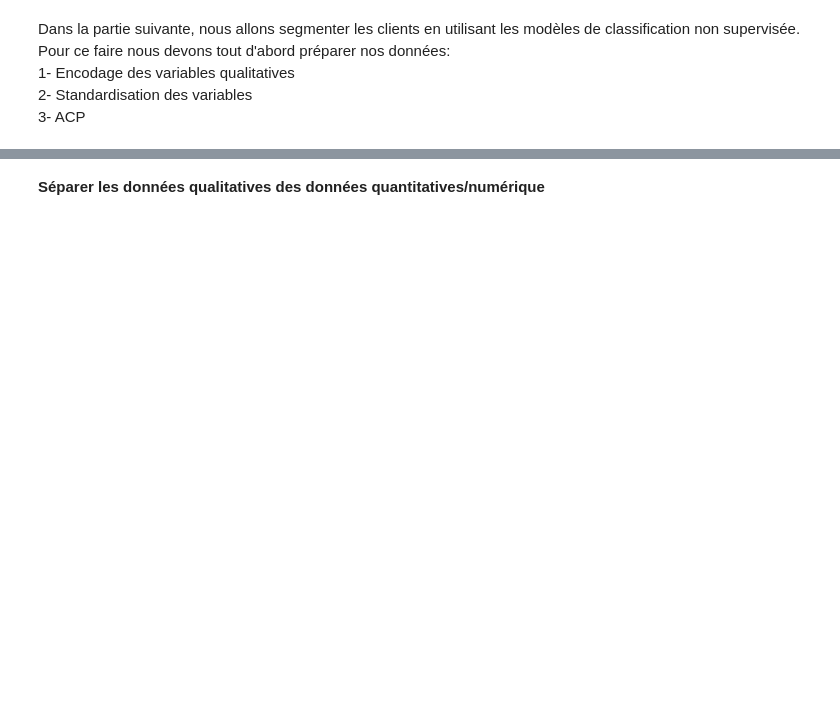
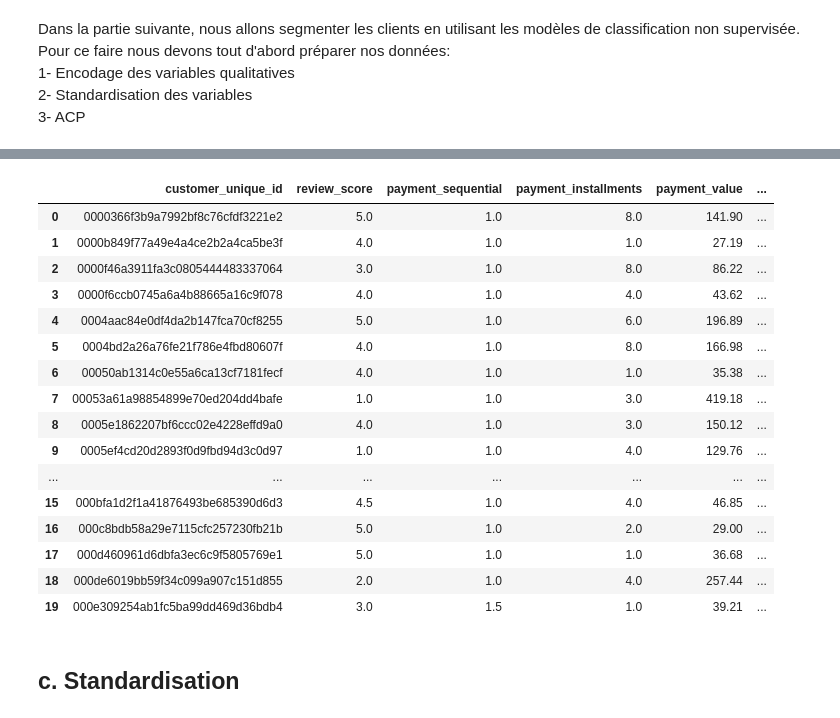
Before and after one commit to Soumaya-kh/POlist, a Jupyter notebook: POLIST_01_notebookanalyse.ipynb, the cells around one changed output, grey strips where cells are left out. Saved outputs shown, nothing was run; the diff lists cells and outputs as text; code cells hidden in the pictures; blank space fills up the shorter version.

```diff
--- a/POLIST_01_notebookanalyse.ipynb
+++ b/POLIST_01_notebookanalyse.ipynb
@@ -1538,6 +1970,6 @@ finaldf.shape
 #merger finaldf avec rfm_results pour recuperer RFM
 finaldf = finaldf.merge(rfm_results, how="left", on ='customer_id')
 # %%
-finaldf = finaldf.drop(columns=['R', 'F', 'M'])
+finaldf = finaldf.drop(columns=['R', 'F', 'M', 'categorie'])
 # %%
 finaldf.columns
@@ -1589,12 +2016,5 @@ subclass_dict={'HOTEL': ['RESIDENCE HALL','RESIDENCE HALL/DORMITORY','HOTEL','OT
 # %%
-#preparer le dictionnaire de subclasses des categories
-categories = {'outils': {'PUBLIC_SERVICE': 1, 'OFFICE': 2, 'RESTAURANT':3,'EDUCATION':4, 'WAREHOUSE':5, 'STORE':6,'ENTERTAINMENT':7,'HOTEL':8,'HOSPITAL':9,'LIFESTYLE_SERVICE':10, 'INDUSTRY':11, 'MALL':12 },
-             'sport':       {'PUBLIC_SERVICE': 1, 'OFFICE': 2, 'RESTAURANT':3,'EDUCATION':4, 'WAREHOUSE':5, 'STORE':6,'ENTERTAINMENT':7,'HOTEL':8,'HOSPITAL':9,'LIFESTYLE_SERVICE':10, 'INDUSTRY':11, 'MALL':12 },
-             'loisirs':          {'PUBLIC_SERVICE': 1, 'OFFICE': 2, 'RESTAURANT':3,'EDUCATION':4, 'WAREHOUSE':5, 'STORE':6,'ENTERTAINMENT':7,'HOTEL':8,'HOSPITAL':9,'LIFESTYLE_SERVICE':10, 'INDUSTRY':11, 'MALL':12 },
-            'divers':  {'PUBLIC_SERVICE': 1, 'OFFICE': 2, 'RESTAURANT':3,'EDUCATION':4, 'WAREHOUSE':5, 'STORE':6,'ENTERTAINMENT':7,'HOTEL':8,'HOSPITAL':9,'LIFESTYLE_SERVICE':10, 'INDUSTRY':11, 'MALL':12 }
-             'nourriture': {},
-             'service': {},
-             'techno': {},
-             'bureau': {},
-             'mode': {},
-             'maison': {}}
+#supprimer la variable 'category_name'
+finaldf.drop(columns='category_name', inplace=True)
+#verifier les nouvelles categories générées
+print('le nombre de catégories générées est : ',finaldf['categorie_produit'].nunique())
@@ -1604,0 +2023,18 @@ finaldf['customer_id'].nunique()
+# %%
+quali_features = ['payment_type', 'categorie_produit']
+# %%
+#encodage de la variable 'categorie_name' et 'payment_type'
+from sklearn.preprocessing import OneHotEncoder
+ohe = OneHotEncoder()
+
+vars_toencode = finaldf[quali_features]
+ohe.fit(vars_toencode)
+
+codes = ohe.transform(vars_toencode).toarray()
+feature_names = ohe.get_feature_names(['pay', 'categ'])
+
+select = [x for x in finaldf.columns if x not in quali_features]
+
+finaldf = pd.concat([finaldf.loc[:, select],
+               pd.DataFrame(codes,columns=feature_names).astype(int)],
+               axis=1)
@@ -1624,5 +2112,23 @@ df_agg = finaldf.groupby(['customer_unique_id'], as_index = False).agg({'frequen
                                                                   })
 # %%
-df_agg.head()
+df_agg.head(20)
+# %% [output]
+|  | customer_unique_id | review_score | payment_sequential | payment_installments | payment_value | ... |
+| 0 | 0000366f3b9a7992bf8c76cfdf3221e2 | 5.0 | 1.0 | 8.0 | 141.90 | ... |
+| 1 | 0000b849f77a49e4a4ce2b2a4ca5be3f | 4.0 | 1.0 | 1.0 | 27.19 | ... |
+| 2 | 0000f46a3911fa3c0805444483337064 | 3.0 | 1.0 | 8.0 | 86.22 | ... |
+| 3 | 0000f6ccb0745a6a4b88665a16c9f078 | 4.0 | 1.0 | 4.0 | 43.62 | ... |
+| 4 | 0004aac84e0df4da2b147fca70cf8255 | 5.0 | 1.0 | 6.0 | 196.89 | ... |
+| 5 | 0004bd2a26a76fe21f786e4fbd80607f | 4.0 | 1.0 | 8.0 | 166.98 | ... |
+| 6 | 00050ab1314c0e55a6ca13cf7181fecf | 4.0 | 1.0 | 1.0 | 35.38 | ... |
+| 7 | 00053a61a98854899e70ed204dd4bafe | 1.0 | 1.0 | 3.0 | 419.18 | ... |
+| 8 | 0005e1862207bf6ccc02e4228effd9a0 | 4.0 | 1.0 | 3.0 | 150.12 | ... |
+| 9 | 0005ef4cd20d2893f0d9fbd94d3c0d97 | 1.0 | 1.0 | 4.0 | 129.76 | ... |
+| ... | ... | ... | ... | ... | ... | ... |
+| 15 | 000bfa1d2f1a41876493be685390d6d3 | 4.5 | 1.0 | 4.0 | 46.85 | ... |
+| 16 | 000c8bdb58a29e7115cfc257230fb21b | 5.0 | 1.0 | 2.0 | 29.00 | ... |
+| 17 | 000d460961d6dbfa3ec6c9f5805769e1 | 5.0 | 1.0 | 1.0 | 36.68 | ... |
+| 18 | 000de6019bb59f34c099a907c151d855 | 2.0 | 1.0 | 4.0 | 257.44 | ... |
+| 19 | 000e309254ab1fc5ba99dd469d36bdb4 | 3.0 | 1.5 | 1.0 | 39.21 | ... |
 # %% [markdown]
-**Séparer les données qualitatives des données quantitatives/numérique**
+## c. Standardisation
```
Also changed, not shown: parts of 113 cells of this notebook.
